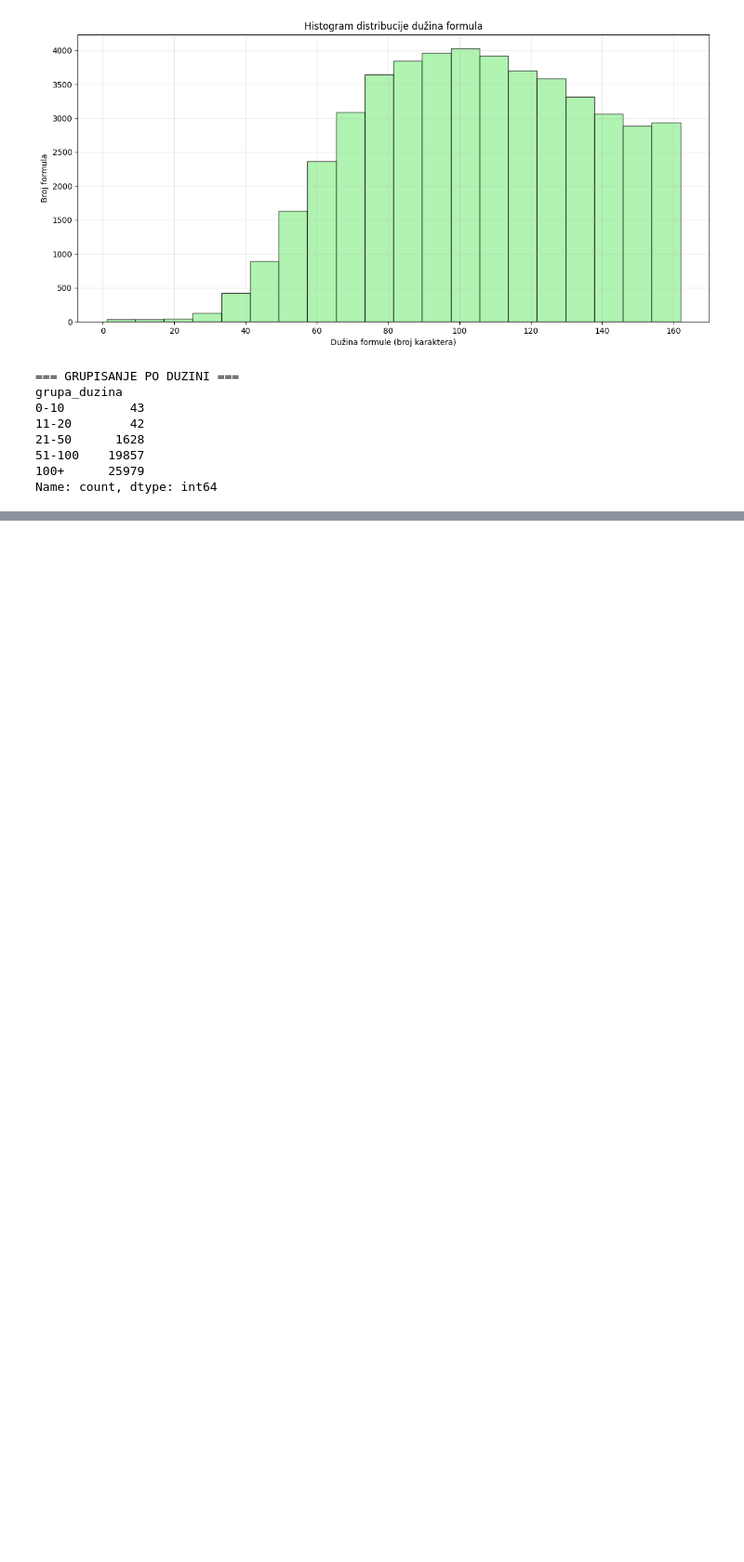
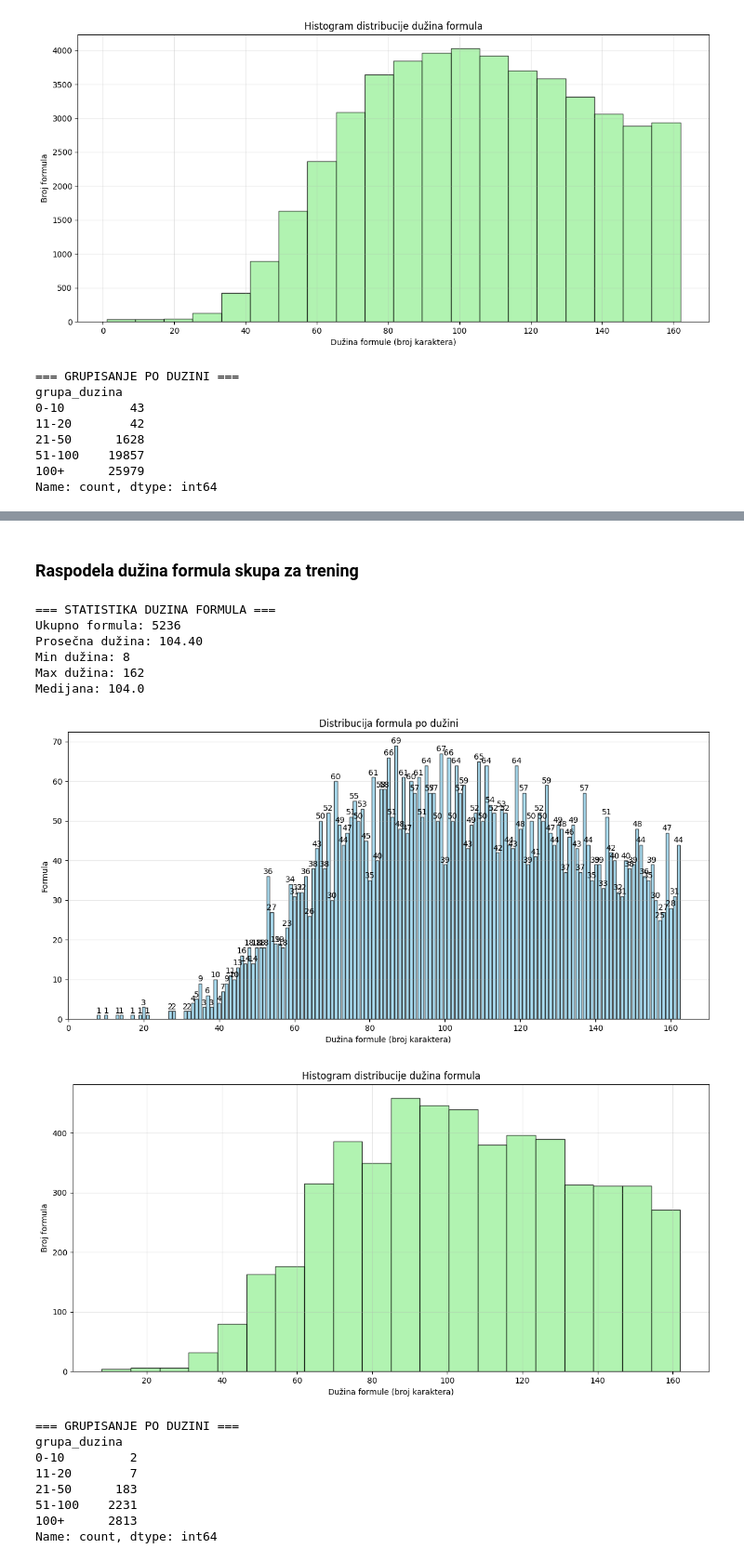
Before and after one commit to domeGIT/ml_image_to_latex_2024, a Jupyter notebook: 01_analiza_podataka.ipynb, the cells around one changed output, grey strips where cells are left out. Shown: that part at 93% size. Drawn from its saved outputs; the diff is of its cells as text; code cells hidden in the pictures; blank space fills up the shorter version.

```diff
--- a/01_analiza_podataka.ipynb
+++ b/01_analiza_podataka.ipynb
@@ -103,0 +183,77 @@ Name: count, dtype: int64
+# %% [markdown]
+### Raspodela dužina formula skupa za trening
+# %%
+import pandas as pd
+import matplotlib.pyplot as plt
+import numpy as np
+
+df = pd.read_csv('/content/data/im2latex_validate.csv')
+
+df['duzina_formule'] = df['formula'].astype(str).str.len()
+
+print("=== STATISTIKA DUZINA FORMULA ===")
+print(f"Ukupno formula: {len(df)}")
+print(f"Prosečna dužina: {df['duzina_formule'].mean():.2f}")
+print(f"Min dužina: {df['duzina_formule'].min()}")
+print(f"Max dužina: {df['duzina_formule'].max()}")
+print(f"Medijana: {df['duzina_formule'].median()}")
+
+plt.figure(figsize=(12, 6))
+
+# Grupisi po dužini i prebroj
+duzina_counts = df['duzina_formule'].value_counts().sort_index()
+
+plt.bar(duzina_counts.index, duzina_counts.values,
+        color='skyblue', edgecolor='black', alpha=0.7)
+plt.xlabel('Dužina formule (broj karaktera)')
+plt.ylabel('Formula')
+plt.title('Distribucija formula po dužini')
+plt.grid(True, alpha=0.3, axis='y')
+
+# Dodaj brojeve iznad barova
+for i, v in enumerate(duzina_counts.values):
+    plt.text(duzina_counts.index[i], v + 0.1, str(v),
+             ha='center', va='bottom')
+
+plt.tight_layout()
+plt.show()
+
+
+# 3. HISTOGRAM duzina formula
+plt.figure(figsize=(12, 6))
+
+plt.hist(df['duzina_formule'], bins=20, color='lightgreen',
+         edgecolor='black', alpha=0.7)
+plt.xlabel('Dužina formule (broj karaktera)')
+plt.ylabel('Broj formula')
+plt.title('Histogram distribucije dužina formula')
+plt.grid(True, alpha=0.3)
+
+plt.tight_layout()
+plt.show()
+
+# Statisticki pregled po grupama duzina
+print(f"\n=== GRUPISANJE PO DUZINI ===")
+bins = [0, 10, 20, 50, 100, df['duzina_formule'].max()]
+labels = ['0-10', '11-20', '21-50', '51-100', '100+']
+df['grupa_duzina'] = pd.cut(df['duzina_formule'], bins=bins, labels=labels)
+
+grupa_counts = df['grupa_duzina'].value_counts().sort_index()
+print(grupa_counts)
+# %% [output]
+=== STATISTIKA DUZINA FORMULA ===
+Ukupno formula: 5236
+Prosečna dužina: 104.40
+Min dužina: 8
+Max dužina: 162
+Medijana: 104.0
+[figure, added]
+[figure, added]
+=== GRUPISANJE PO DUZINI ===
+grupa_duzina
+0-10         2
+11-20        7
+21-50      183
+51-100    2231
+100+      2813
+Name: count, dtype: int64
```
Also changed, not shown: parts of 5 cells of this notebook.
